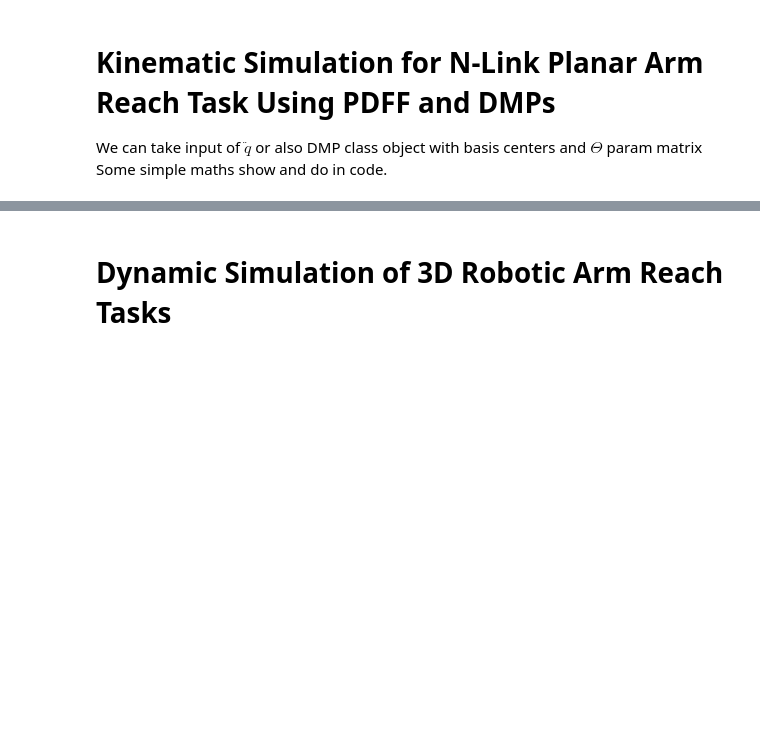
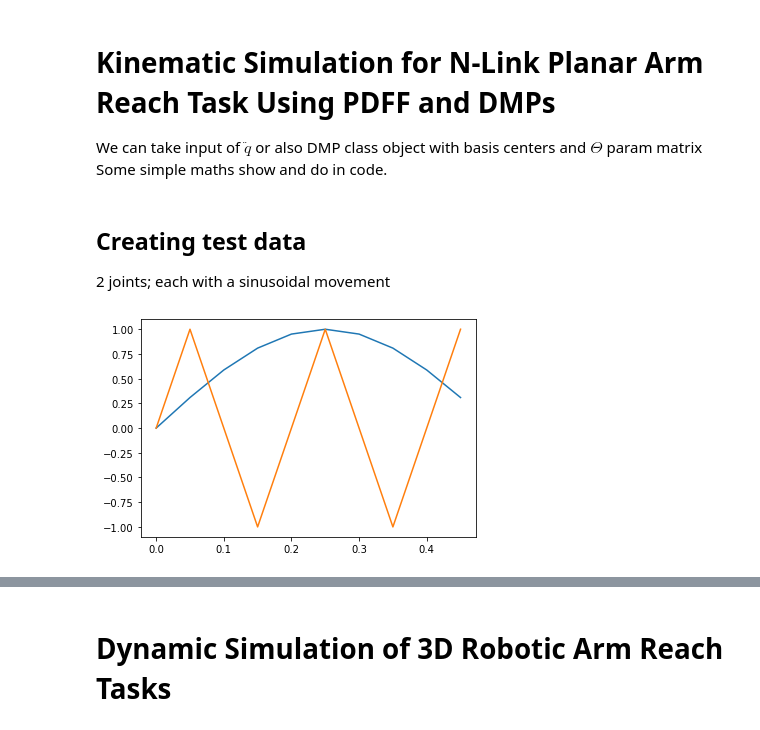
Before and after one commit to pranshumalik14/intuitive-arm-reach, a Jupyter notebook: notebooks/dmp_pdff_kinematic_sim_demo.ipynb, the cells around one changed output, grey strips where cells are left out. Cells and saved outputs as stored; diff of their text form; code cells hidden in the pictures; blank space fills up the shorter version.

```diff
--- a/notebooks/dmp_pdff_kinematic_sim_demo.ipynb
+++ b/notebooks/dmp_pdff_kinematic_sim_demo.ipynb
@@ -38,0 +95,30 @@ link_lengths = arm_length*rel_link_lengths_human/sum(rel_link_lengths_human);
+# %% [markdown]
+## Creating test data
+
+2 joints; each with a sinusoidal movement
+# %%
+# Each joint has sinusoidal movement
+# base frequency
+omega = 1
+multi_factor = 5 # each joint rotates 5 times faster
+n_time_steps = 1001
+dt = 0.05
+time_steps = dt * np.arange(n_time_steps)
+
+n_dims = 2
+qdotdot = np.zeros((n_time_steps, n_dims))
+
+# This is the first joint (base joint)
+qdotdot[:,0] = np.sin(2*np.pi*omega*time_steps)
+
+# This is the second joint
+qdotdot[:,1] = np.sin(2*np.pi*multi_factor*omega*time_steps)
+
+plt.plot(time_steps[:10], qdotdot[:10,0])
+plt.plot(time_steps[:10], qdotdot[:10,1])
+
+q0 = [0, 0]
+qdot0 = [-1/(2*np.pi*omega), -1/(2*np.pi*multi_factor*omega)]
+init_condit = [q0, qdot0]
+# %% [output]
+[figure, added]
```
Also changed, not shown: parts of 8 cells of this notebook.
